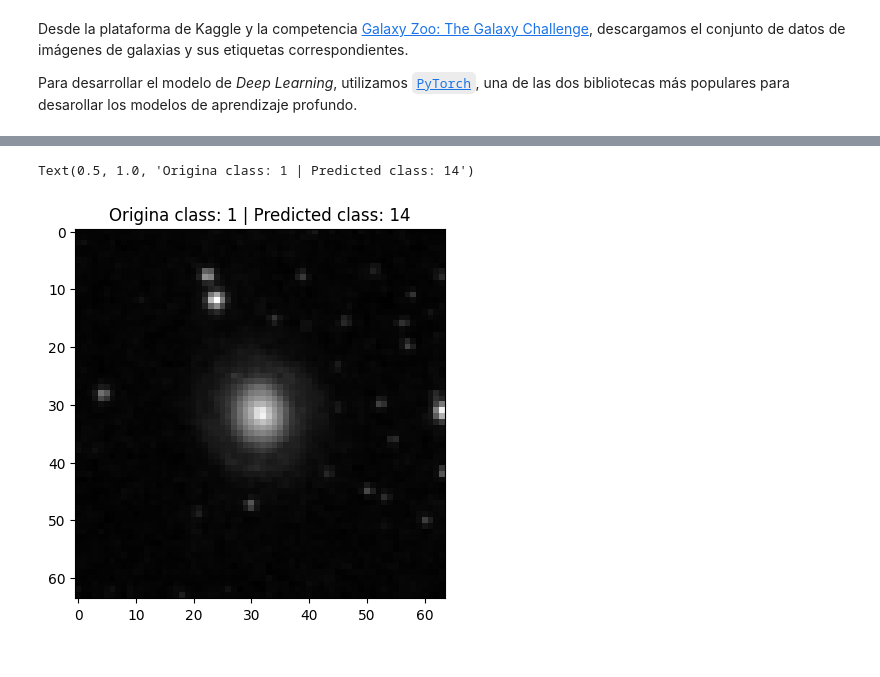
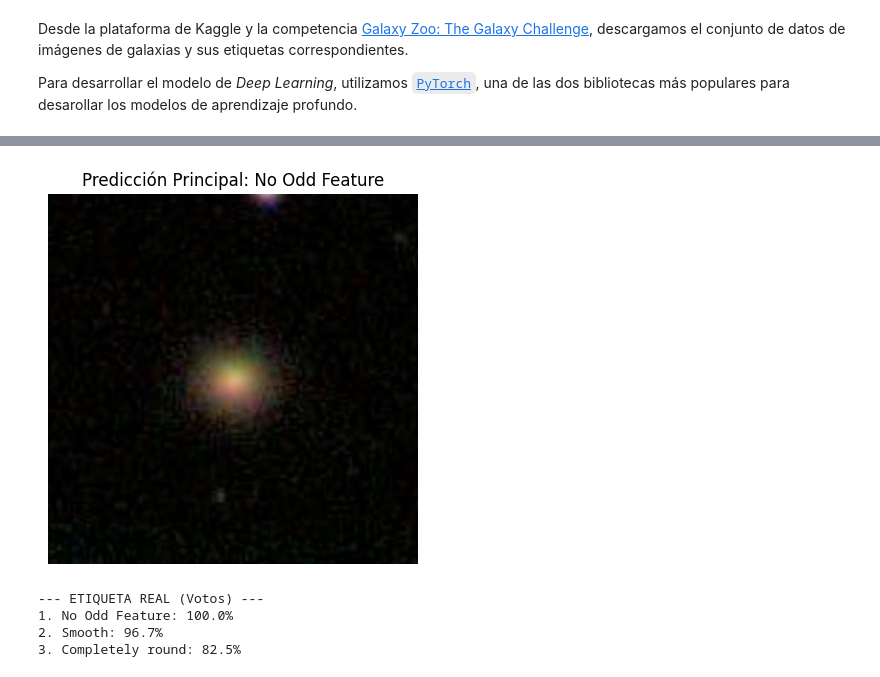
Before and after one commit to UChile-IDIA/ClassificadorGalaxias, a Jupyter notebook: ClassificadorGalaxias.ipynb, the cells around one changed output, grey strips where cells are left out. Cells and saved outputs as stored; diff of their text form; code cells hidden in the pictures.

```diff
--- a/ClassificadorGalaxias.ipynb
+++ b/ClassificadorGalaxias.ipynb
@@ -535,18 +550,0 @@ Epoch 5/5, Loss: 0.7863, Accuracy: 0.0000
-# %%
-ypred_list = []
-
-model.eval()
-test_loss, test_acc = 0, 0
-with torch.inference_mode():
-    for images, labels in tqdm.tqdm(testloader):
-        y_pred = model(images)
-        loss = loss_fn(y_pred, labels.argmax(dim=1))
-        test_loss += loss.item()
-
-        y_pred_class = torch.argmax(torch.softmax(y_pred, dim=1), dim=1)
-        ypred_list.extend(y_pred_class.cpu().numpy())
-        test_acc += (y_pred_class == labels.argmax(dim=1)).sum().item()
-
-    test_loss /= len(testloader)
-    test_acc /= len(testloader.dataset)
-    print(f'Test Loss: {test_loss:.4f}, Test Accuracy: {test_acc:.4f}')
@@ -575,2 +561,33 @@ ypred_list
 # %%
-y_pred = torch.argmax(torch.softmax(model.forward(next(iter(testloader))[0]), dim=1), dim=1)[0]
+model.eval()
+with torch.inference_mode():
+
+    # 1. Obtén los lotes de AMBOS loaders al mismo tiempo
+    # 'zip' los empareja: Lote 0 con Lote 0, Lote 1 con Lote 1, etc.
+    (images_transformed, labels), (images_untransformed, _) = next(iter(zip(testloader, testnotransformloader)))
+
+    # 2. Haz la predicción con las imágenes TRANSFORMADAS
+    y_pred = model(images_transformed)
+
+    # 3. Elige el índice para mostrar (ej. el primero)
+    idx_to_show = np.random.randint(0, images_transformed.shape[0]-1)
+
+    # --- Obtén predicciones y etiquetas para esa imagen ---
+    pred_vector = y_pred[idx_to_show]
+    top3_preds = torch.topk(pred_vector, k=3)
+
+    true_vectors = labels[idx_to_show]
+    top3_true = torch.topk(true_vectors, k=3)
+
+# --- Gráfico ---
+# 4. Selecciona la imagen NO TRANSFORMADA del índice correspondiente
+image_to_plot = images_untransformed[idx_to_show]
+
+# plt.imread (usado en tu Dataset) carga como [H, W, C],
+# así que imshow funciona directamente. No se necesita .permute()
+plt.imshow(image_to_plot)
+plt.title(f"Predicción Principal: {desc[top3_preds.indices[0].item()]}")
+plt.axis('off')
+plt.show()
+# %% [output]
+[figure, added]
@@ -579,6 +594,12 @@ image, label = next(iter(testloader))
-# %%
-plt.imshow(next(iter(testloader))[0][0].permute(1, 2, 0), cmap='gray')
-plt.title(f'Origina class: {torch.argmax(label[0])} | Predicted class: {y_pred.item()}')
-# %% [output]
-Text(0.5, 1.0, 'Origina class: 1 | Predicted class: 14')
-[figure, removed]
+# %%
+# --- Impresión de Resultados (tu código ya es correcto) ---
+print("--- ETIQUETA REAL (Votos) ---")
+for i in range(3):
+    prob = top3_true.values[i].item()
+    idx = top3_true.indices[i].item()
+    print(f"{i+1}. {desc[idx]}: {prob*100:.1f}%")
+# %% [output]
+--- ETIQUETA REAL (Votos) ---
+1. No Odd Feature: 100.0%
+2. Smooth: 96.7%
+3. Completely round: 82.5%
```
Also changed, not shown: parts of 28 cells of this notebook.
